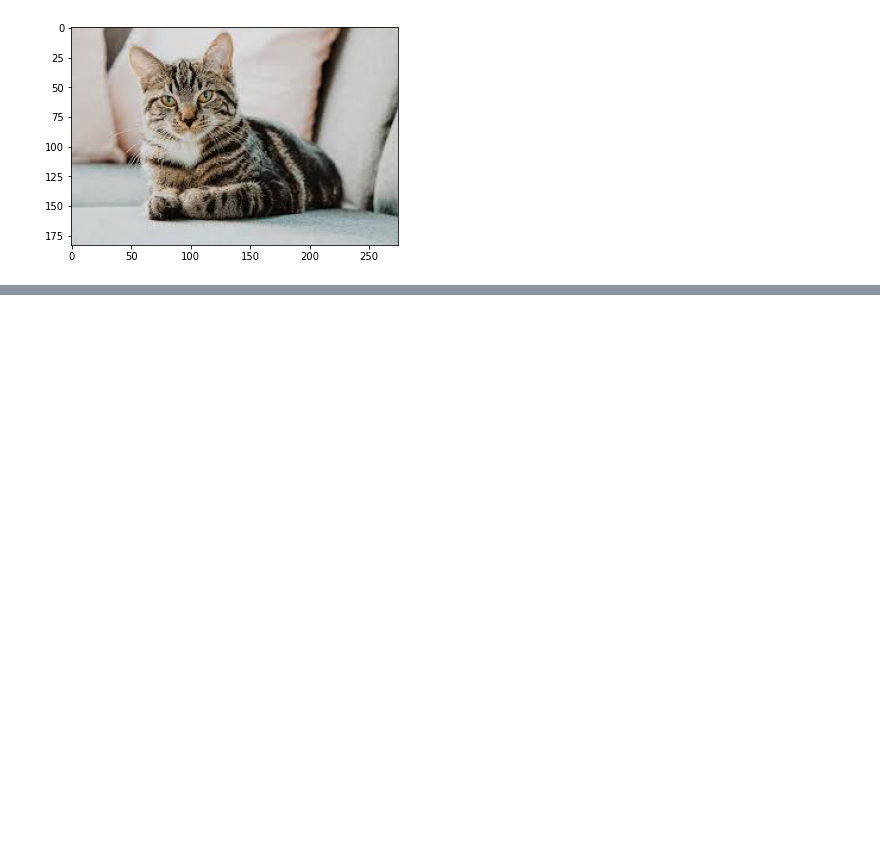
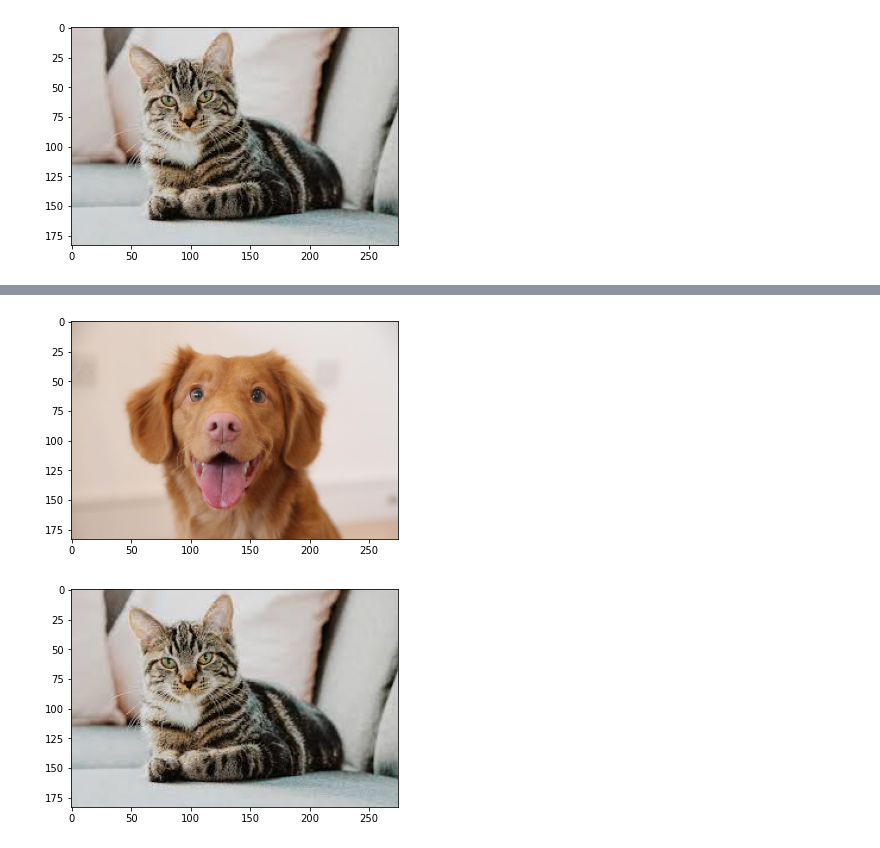
Before and after one commit to Huni0318/Deep-learning, a Jupyter notebook: preparation/이미지 시각화.ipynb, the cells around one changed output, grey strips where cells are left out. Saved outputs shown, nothing was run; the diff lists cells and outputs as text; code cells hidden in the pictures; blank space fills up the shorter version.

```diff
--- a/preparation/이미지 시각화.ipynb
+++ b/preparation/이미지 시각화.ipynb
@@ -129,6 +129,6 @@ plt.show()
 # %%
 cat_path = 'C:/Users/신상훈/Desktop/새 폴더/cat.jpg'
 
-image_pil = Image.open(cat_path)
-image = np.array(image_pil)
+cat_image_pil = Image.open(cat_path)
+cat_image = np.array(cat_image_pil)
 # %%
@@ -145,0 +147,3 @@ image.shape
+# %%
+dog_image = cv2.resize(image,(275,183))
+dog_image.shape
@@ -145,0 +162,8 @@ image.shape
+# %%
+plt.imshow(dog_image)
+plt.show()
+plt.imshow(cat_image)
+plt.show()
+# %% [output]
+[figure, added]
+[figure, added]
```
Also changed, not shown: parts of 12 cells of this notebook.
